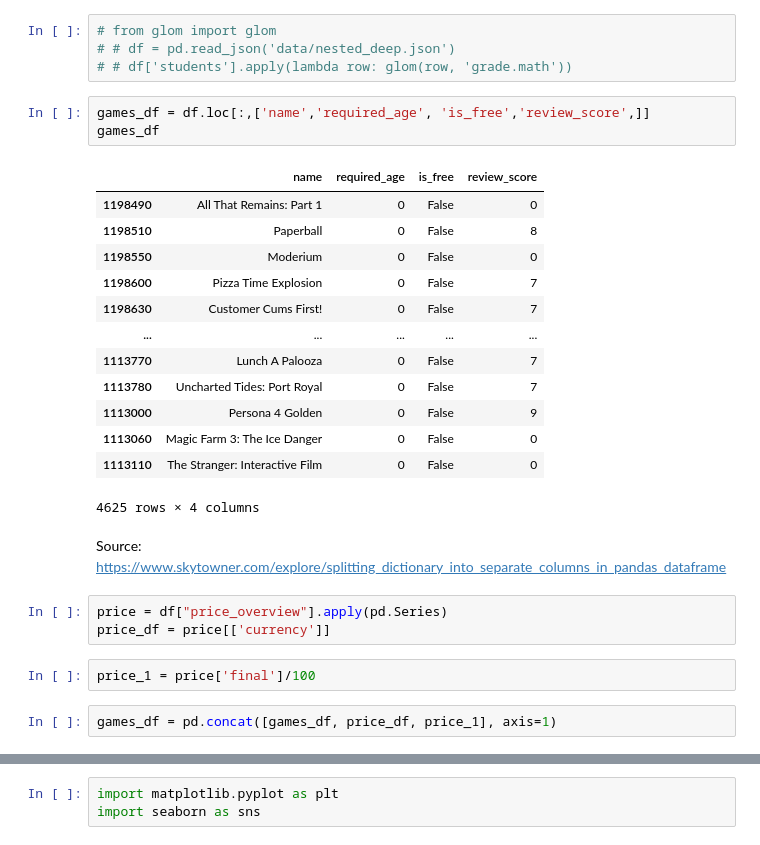
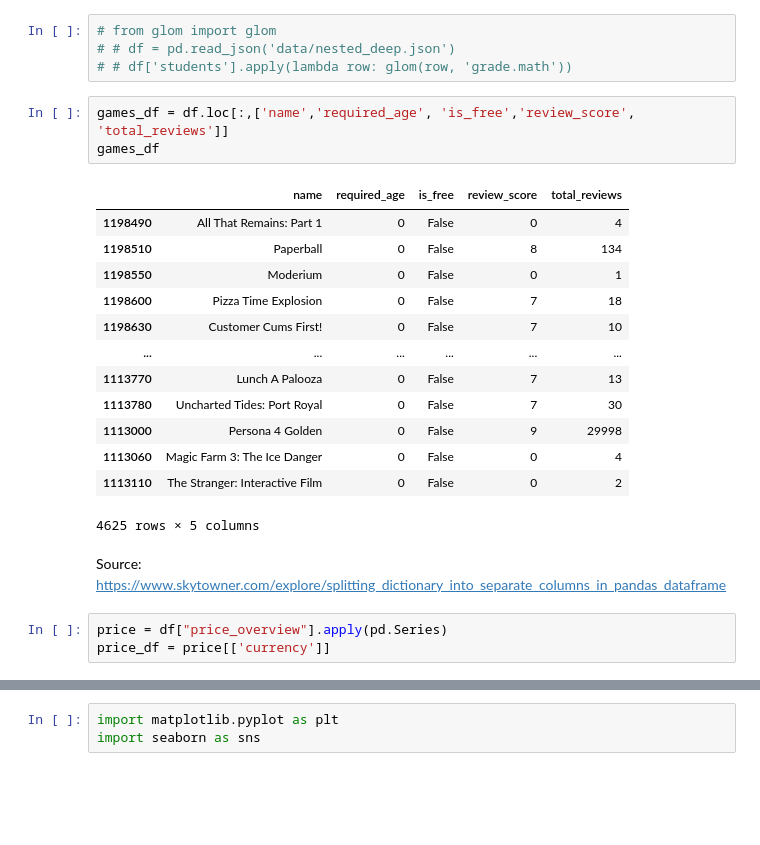
Before and after one commit to N1chelle/Deployment-Challenge, a Jupyter notebook: sql_database.ipynb, the cells around one changed output, grey strips where cells are left out. Saved outputs shown, nothing was run; the diff lists cells and outputs as text; blank space fills up the shorter version.

```diff
--- a/sql_database.ipynb
+++ b/sql_database.ipynb
@@ -173,28 +159,24 @@ df[['release_date']]
 # # df = pd.read_json('data/nested_deep.json')
 # # df['students'].apply(lambda row: glom(row, 'grade.math'))
 # %%
-games_df = df.loc[:,['name','required_age', 'is_free','review_score',]]
+games_df = df.loc[:,['name','required_age', 'is_free','review_score', 'total_reviews']]
 games_df
 # %% [output]
-|  | name | required_age | is_free | review_score |
-| 1198490 | All That Remains: Part 1 | 0 | False | 0 |
-| 1198510 | Paperball | 0 | False | 8 |
-| 1198550 | Moderium | 0 | False | 0 |
-| 1198600 | Pizza Time Explosion | 0 | False | 7 |
-| 1198630 | Customer Cums First! | 0 | False | 7 |
-| ... | ... | ... | ... | ... |
-| 1113770 | Lunch A Palooza | 0 | False | 7 |
-| 1113780 | Uncharted Tides: Port Royal | 0 | False | 7 |
-| 1113000 | Persona 4 Golden | 0 | False | 9 |
-| 1113060 | Magic Farm 3: The Ice Danger | 0 | False | 0 |
-| 1113110 | The Stranger: Interactive Film | 0 | False | 0 |
+|  | name | required_age | is_free | review_score | total_reviews |
+| 1198490 | All That Remains: Part 1 | 0 | False | 0 | 4 |
+| 1198510 | Paperball | 0 | False | 8 | 134 |
+| 1198550 | Moderium | 0 | False | 0 | 1 |
+| 1198600 | Pizza Time Explosion | 0 | False | 7 | 18 |
+| 1198630 | Customer Cums First! | 0 | False | 7 | 10 |
+| ... | ... | ... | ... | ... | ... |
+| 1113770 | Lunch A Palooza | 0 | False | 7 | 13 |
+| 1113780 | Uncharted Tides: Port Royal | 0 | False | 7 | 30 |
+| 1113000 | Persona 4 Golden | 0 | False | 9 | 29998 |
+| 1113060 | Magic Farm 3: The Ice Danger | 0 | False | 0 | 4 |
+| 1113110 | The Stranger: Interactive Film | 0 | False | 0 | 2 |
-4625 rows × 4 columns
+4625 rows × 5 columns
-# %% [markdown]
-Source: https://www.skytowner.com/explore/splitting_dictionary_into_separate_columns_in_pandas_dataframe
+# %% [markdown]
+Source: https://www.skytowner.com/explore/splitting_dictionary_into_separate_columns_in_pandas_dataframe
 # %%
 price = df["price_overview"].apply(pd.Series)
 price_df = price[['currency']]
-# %%
-price_1 = price['final']/100
-# %%
-games_df = pd.concat([games_df, price_df, price_1], axis=1)
```
Also changed, not shown: parts of 19 cells of this notebook, 1 other file.
